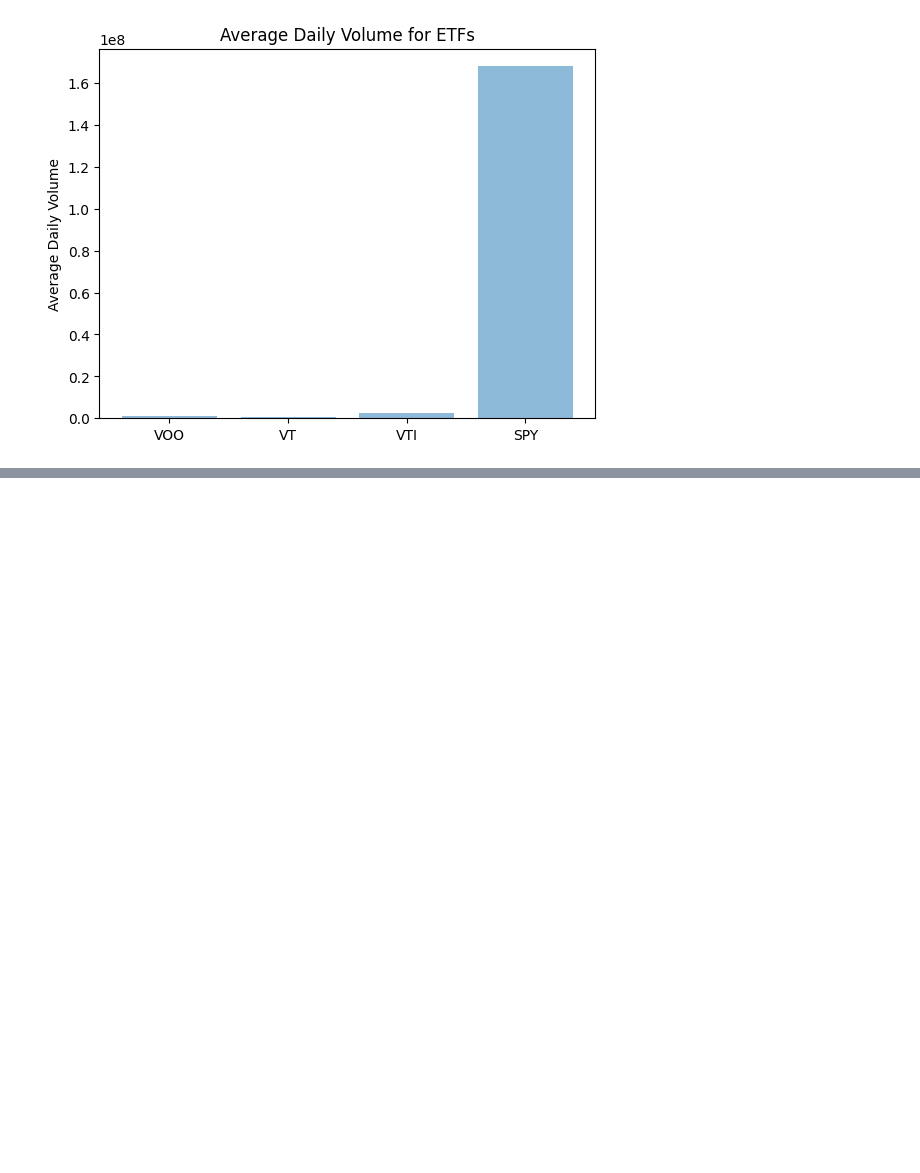
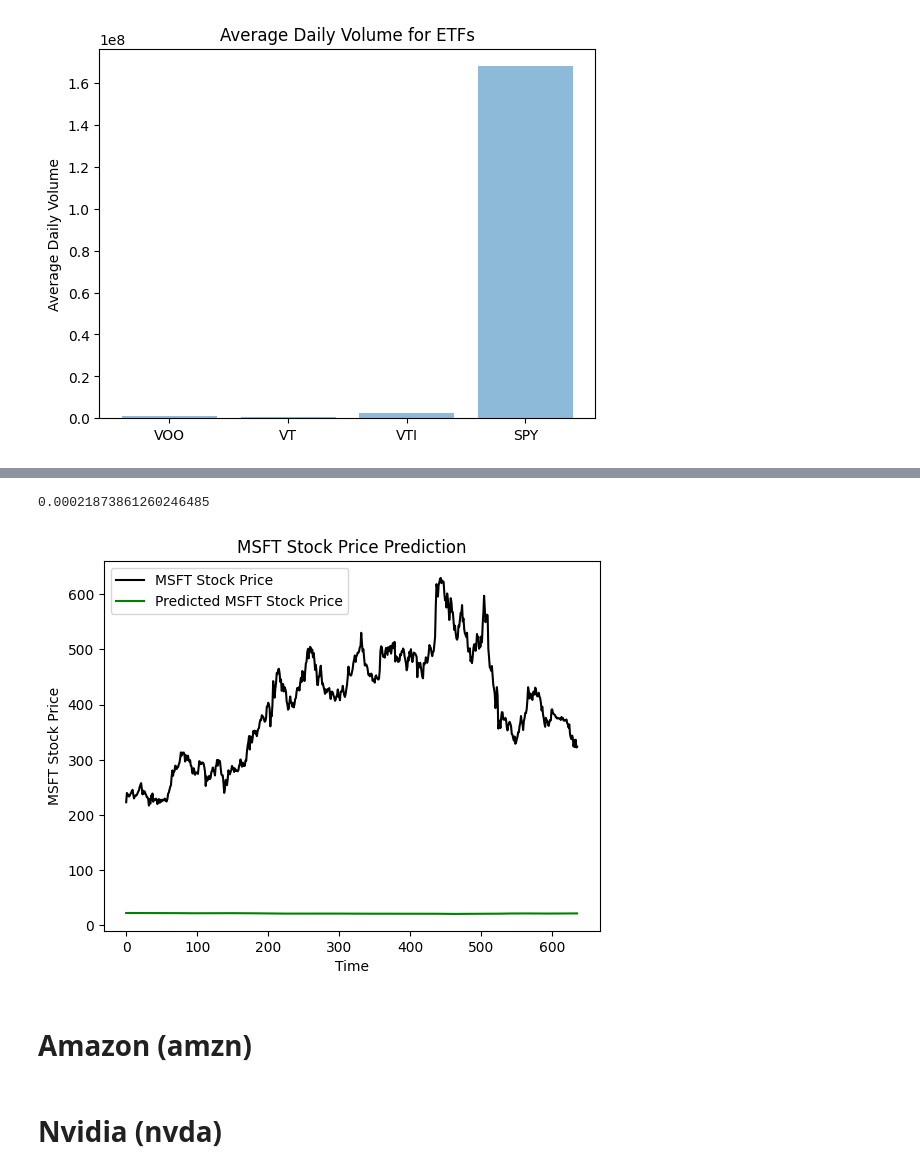
Before and after one commit to RussellChien/ECS171_Term-Project-Stock-Forecaster, a Jupyter notebook: Term_Project.ipynb, the cells around one changed output, grey strips where cells are left out. Cells and saved outputs as stored; diff of their text form; code cells hidden in the pictures; blank space fills up the shorter version.

```diff
--- a/Term_Project.ipynb
+++ b/Term_Project.ipynb
@@ -301,0 +315,15 @@ plt.show()
+# %%
+# Model training
+
+model = Sequential()
+model.add(LSTM(units=50, return_sequences=True, input_shape=(X_train.shape[1], 1)))
+model.add(Dropout(0.2))
+model.add(LSTM(units=50, return_sequences=True))
+model.add(Dropout(0.2))
+model.add(LSTM(units=50, return_sequences=True))
+model.add(Dropout(0.2))
+model.add(LSTM(units=50))
+model.add(Dropout(0.2))
+model.add(Dense(units=1))
+model.compile(optimizer='adam', loss='mean_squared_error')
+model.fit(X_train, y_train, epochs=50, batch_size=32)
@@ -301,0 +333,18 @@ plt.show()
+# %%
+# Computing prediction
+
+inputs = msft_open
+
+inputs = inputs.reshape(-1,1)
+inputs = scaler.transform(inputs)
+
+X_test = []
+for i in range(100, len(testing_data)):
+    X_test.append(testing_data[i-100:i, 0])
+
+X_test = np.array(X_test)
+X_test = np.reshape(X_test, (X_test.shape[0], X_test.shape[1], 1))
+
+predicted_stock_price = model.predict(X_test)
+predicted_stock_price = scaler.inverse_transform(predicted_stock_price)
+actual_stock_price = scaler.inverse_transform(testing_data)
@@ -301,0 +353,23 @@ plt.show()
+# %%
+# MSE of training
+
+train_score = model.evaluate(X_train, y_train, verbose=0)
+print(train_score)
+# %% [output]
+0.00021873861260246485
+# %%
+# Plotting
+
+plt.plot(actual_stock_price[100:], color = 'black', label = 'MSFT Stock Price')
+plt.plot(predicted_stock_price, color = 'green', label = 'Predicted MSFT Stock Price')
+plt.title('MSFT Stock Price Prediction')
+plt.xlabel('Time')
+plt.ylabel('MSFT Stock Price')
+plt.legend()
+plt.show()
+# %% [output]
+[figure, added]
+# %% [markdown]
+# Amazon (amzn)
+# %% [markdown]
+# Nvidia (nvda)
```
Also changed, not shown: parts of 15 cells of this notebook.
